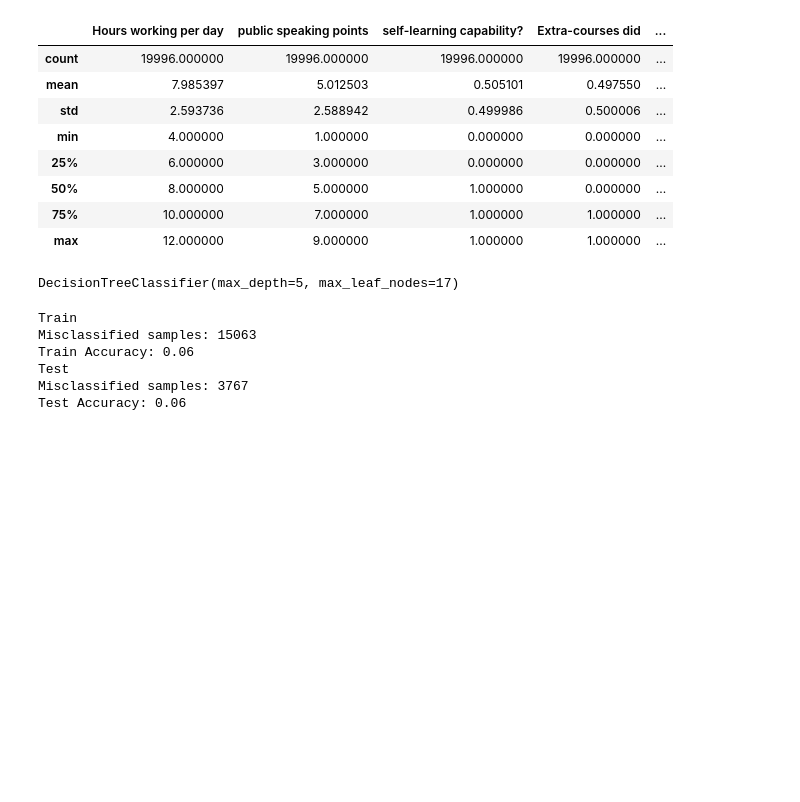
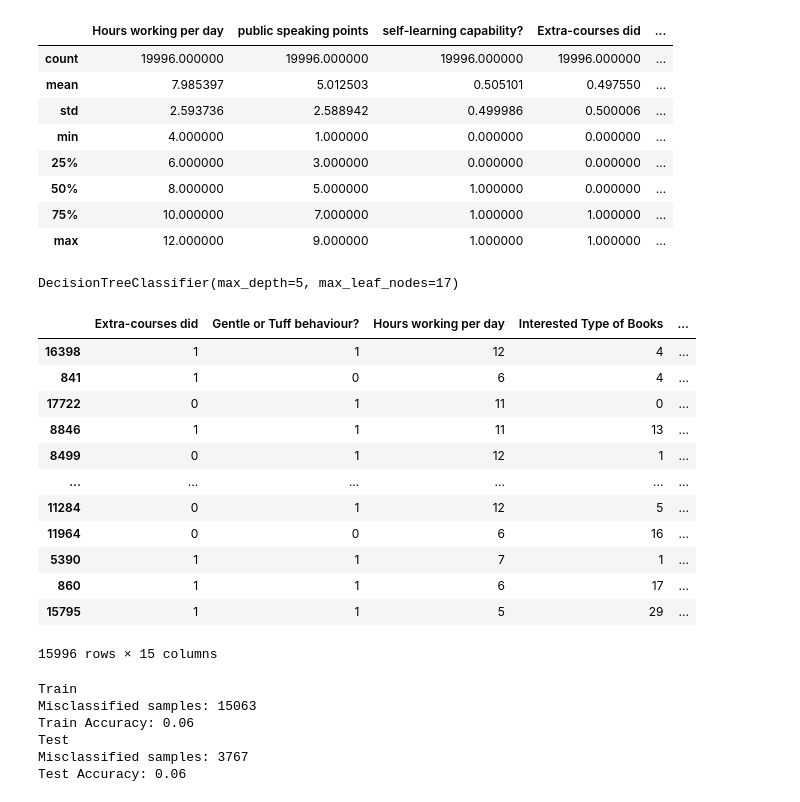
Before and after one commit to Mane1729/my-path, a Jupyter notebook: lib/ML/career_guidance.ipynb, the cells around one changed output. Drawn from its saved outputs; the diff is of its cells as text; code cells hidden in the pictures; blank space fills up the shorter version.

```diff
--- a/ML/career_guidance.ipynb
+++ b/lib/ML/career_guidance.ipynb
@@ -451,6 +451,22 @@ dectree = DecisionTreeClassifier(max_depth=5, max_leaf_nodes=17)
 dectree.fit(X_train, y_train)
 # %% [output]
 DecisionTreeClassifier(max_depth=5, max_leaf_nodes=17)
+# %%
+X_train
+# %% [output]
+|  | Extra-courses did | Gentle or Tuff behaviour? | Hours working per day | Interested Type of Books | ... |
+| 16398 | 1 | 1 | 12 | 4 | ... |
+| 841 | 1 | 0 | 6 | 4 | ... |
+| 17722 | 0 | 1 | 11 | 0 | ... |
+| 8846 | 1 | 1 | 11 | 13 | ... |
+| 8499 | 0 | 1 | 12 | 1 | ... |
+| ... | ... | ... | ... | ... | ... |
+| 11284 | 0 | 1 | 12 | 5 | ... |
+| 11964 | 0 | 0 | 6 | 16 | ... |
+| 5390 | 1 | 1 | 7 | 1 | ... |
+| 860 | 1 | 1 | 6 | 17 | ... |
+| 15795 | 1 | 1 | 5 | 29 | ... |
+15996 rows × 15 columns
 # %%
 y_pred_log_test = pred_metrics(dectree, X_train, y_train, X_test, y_test)
 # %% [output]
```
Also changed, not shown: parts of 1 cell of this notebook, 8 other files.
